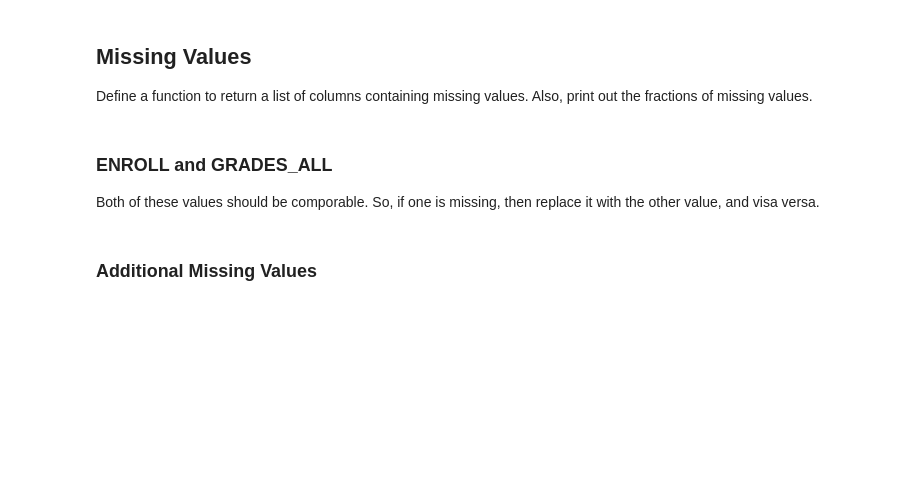
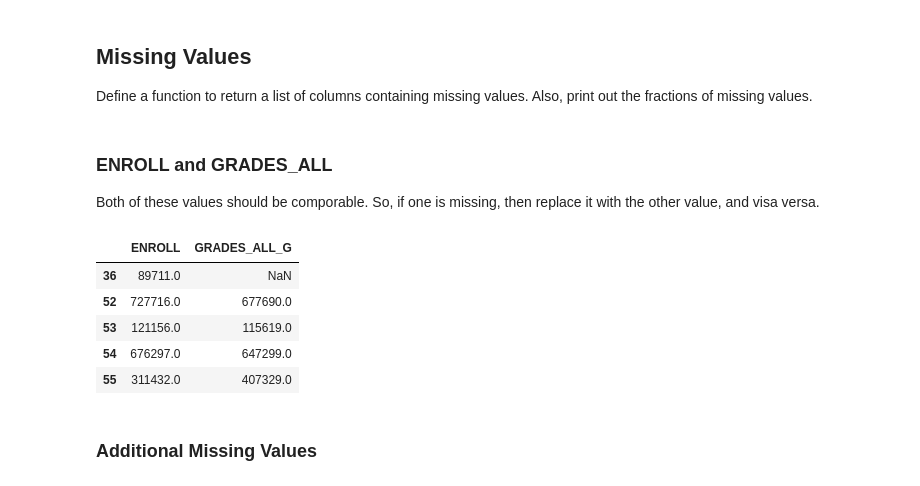
Before and after one commit to dmclark53/thinkful, a Jupyter notebook: Module_17/Data_cleaning_2-missing_values/Data_cleaning_2-missing_values.ipynb, the cells around one changed output. Cells and saved outputs as stored; diff of their text form; code cells hidden in the pictures; blank space fills up the shorter version.

```diff
--- a/Module_17/Data_cleaning_2-missing_values/Data_cleaning_2-missing_values.ipynb
+++ b/Module_17/Data_cleaning_2-missing_values/Data_cleaning_2-missing_values.ipynb
@@ -101,6 +101,15 @@ def find_na_columns(df):
 # %% [markdown]
 ### ENROLL and GRADES_ALL
 Both of these values should be comporable. So, if one is missing, then replace it with the other value, and visa versa.
+# %%
+df.loc[df['ENROLL'].notnull(), ['ENROLL', 'GRADES_ALL_G']].head()
+# %% [output]
+|  | ENROLL | GRADES_ALL_G |
+| 36 | 89711.0 | NaN |
+| 52 | 727716.0 | 677690.0 |
+| 53 | 121156.0 | 115619.0 |
+| 54 | 676297.0 | 647299.0 |
+| 55 | 311432.0 | 407329.0 |
 # %%
 df_clean = df.copy()
 # %%
```
Also changed, not shown: parts of 3 cells of this notebook.
